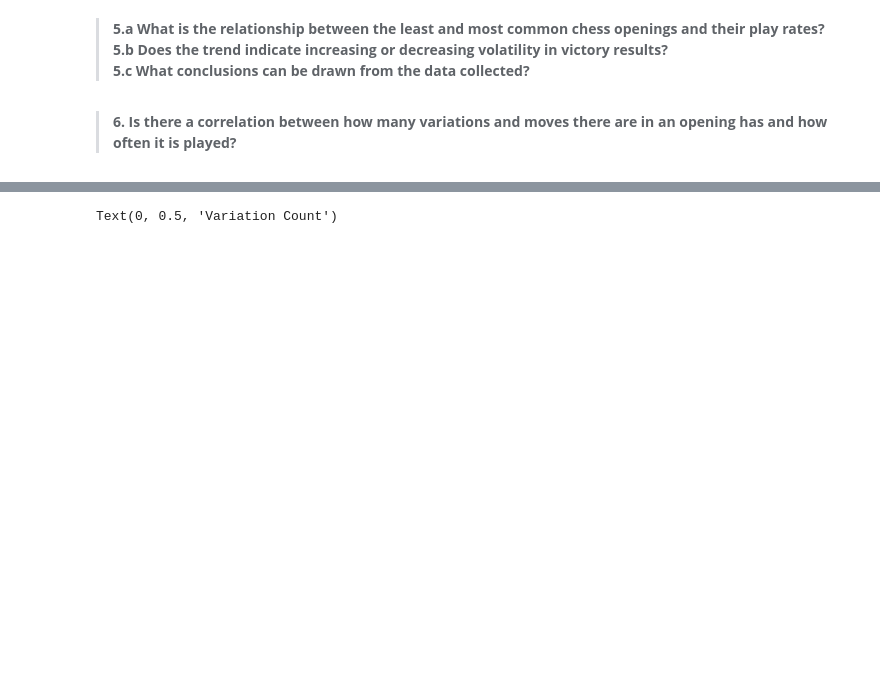
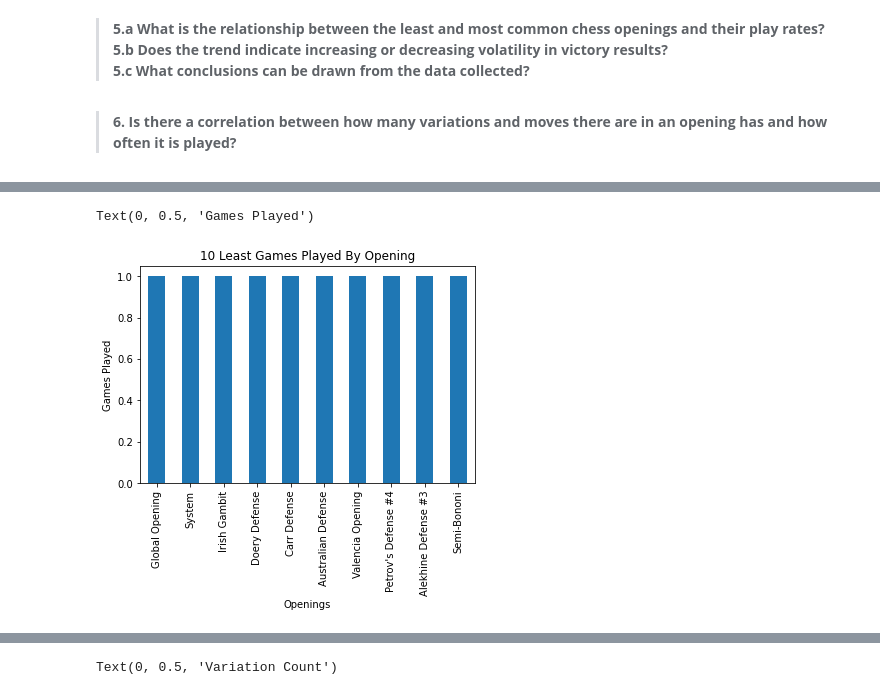
Before and after one commit to AldenCh/CSCI2000U-Final-Project, a Jupyter notebook: group-10-final-project.ipynb, the cells around one changed output, grey strips where cells are left out. Cells and saved outputs as stored; diff of their text form; code cells hidden in the pictures; blank space fills up the shorter version.

```diff
--- a/group-10-final-project.ipynb
+++ b/group-10-final-project.ipynb
@@ -521,3 +550,10 @@ Text(0, 0.5, 'Games Played')
+# %%
+least_played_df.plot.bar(title="10 Least Games Played By Opening", legend=None)
+plt.xlabel("Openings")
+plt.ylabel("Games Played")
+# %% [output]
+Text(0, 0.5, 'Games Played')
+[figure, added]
 # %%
 newopenings = []
 for i in data:
```
Also changed, not shown: parts of 12 cells of this notebook.
